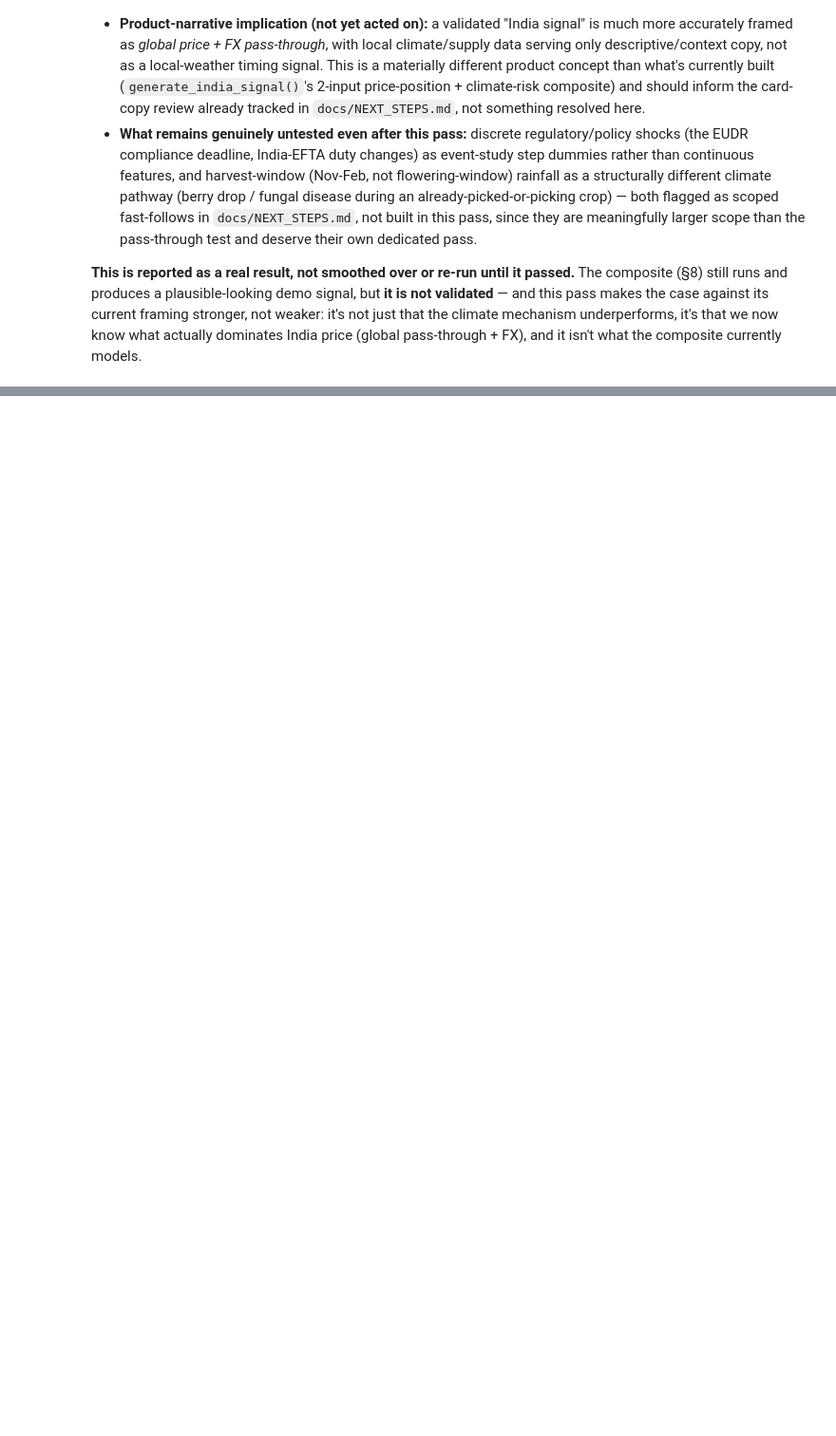
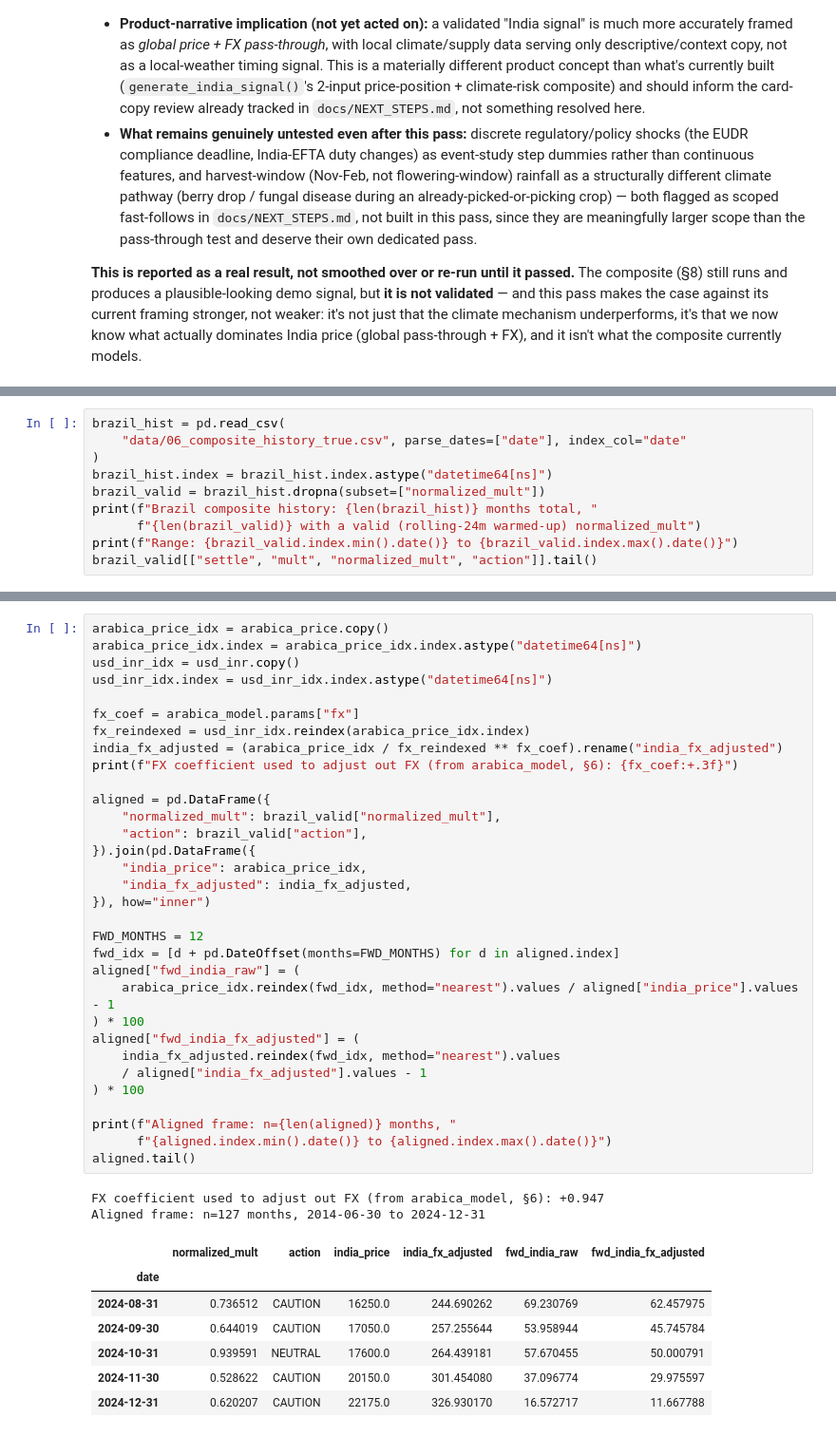
Before and after one commit to abhirajp97/greensignal, a Jupyter notebook: notebooks/coffee_backtests/09_india_origin_signal.ipynb, the cells around one changed output, grey strips where cells are left out. Shown at 95% size. Cells and saved outputs as stored; diff of their text form; blank space fills up the shorter version.

```diff
--- a/notebooks/coffee_backtests/09_india_origin_signal.ipynb
+++ b/notebooks/coffee_backtests/09_india_origin_signal.ipynb
@@ -910,0 +933,10 @@ Arabica gate: r=-0.038 n=12 -> FAIL
+# %%
+brazil_hist = pd.read_csv(
+    "data/06_composite_history_true.csv", parse_dates=["date"], index_col="date"
+)
+brazil_hist.index = brazil_hist.index.astype("datetime64[ns]")
+brazil_valid = brazil_hist.dropna(subset=["normalized_mult"])
+print(f"Brazil composite history: {len(brazil_hist)} months total, "
+      f"{len(brazil_valid)} with a valid (rolling-24m warmed-up) normalized_mult")
+print(f"Range: {brazil_valid.index.min().date()} to {brazil_valid.index.max().date()}")
+brazil_valid[["settle", "mult", "normalized_mult", "action"]].tail()
@@ -910,0 +953,42 @@ Arabica gate: r=-0.038 n=12 -> FAIL
+# %%
+arabica_price_idx = arabica_price.copy()
+arabica_price_idx.index = arabica_price_idx.index.astype("datetime64[ns]")
+usd_inr_idx = usd_inr.copy()
+usd_inr_idx.index = usd_inr_idx.index.astype("datetime64[ns]")
+
+fx_coef = arabica_model.params["fx"]
+fx_reindexed = usd_inr_idx.reindex(arabica_price_idx.index)
+india_fx_adjusted = (arabica_price_idx / fx_reindexed ** fx_coef).rename("india_fx_adjusted")
+print(f"FX coefficient used to adjust out FX (from arabica_model, §6): {fx_coef:+.3f}")
+
+aligned = pd.DataFrame({
+    "normalized_mult": brazil_valid["normalized_mult"],
+    "action": brazil_valid["action"],
+}).join(pd.DataFrame({
+    "india_price": arabica_price_idx,
+    "india_fx_adjusted": india_fx_adjusted,
+}), how="inner")
+
+FWD_MONTHS = 12
+fwd_idx = [d + pd.DateOffset(months=FWD_MONTHS) for d in aligned.index]
+aligned["fwd_india_raw"] = (
+    arabica_price_idx.reindex(fwd_idx, method="nearest").values / aligned["india_price"].values - 1
+) * 100
+aligned["fwd_india_fx_adjusted"] = (
+    india_fx_adjusted.reindex(fwd_idx, method="nearest").values
+    / aligned["india_fx_adjusted"].values - 1
+) * 100
+
+print(f"Aligned frame: n={len(aligned)} months, "
+      f"{aligned.index.min().date()} to {aligned.index.max().date()}")
+aligned.tail()
+# %% [output]
+FX coefficient used to adjust out FX (from arabica_model, §6): +0.947
+Aligned frame: n=127 months, 2014-06-30 to 2024-12-31
+|  | normalized_mult | action | india_price | india_fx_adjusted | fwd_india_raw | fwd_india_fx_adjusted |
+| date |  |  |  |  |  |  |
+| 2024-08-31 | 0.736512 | CAUTION | 16250.0 | 244.690262 | 69.230769 | 62.457975 |
+| 2024-09-30 | 0.644019 | CAUTION | 17050.0 | 257.255644 | 53.958944 | 45.745784 |
+| 2024-10-31 | 0.939591 | NEUTRAL | 17600.0 | 264.439181 | 57.670455 | 50.000791 |
+| 2024-11-30 | 0.528622 | CAUTION | 20150.0 | 301.454080 | 37.096774 | 29.975597 |
+| 2024-12-31 | 0.620207 | CAUTION | 22175.0 | 326.930170 | 16.572717 | 11.667788 |
```
Also changed, not shown: parts of 18 cells of this notebook, 8 other files.
